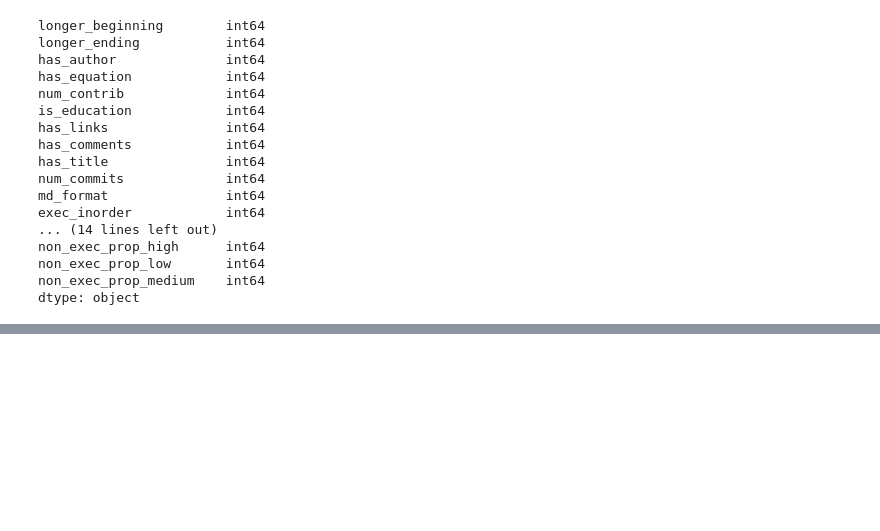
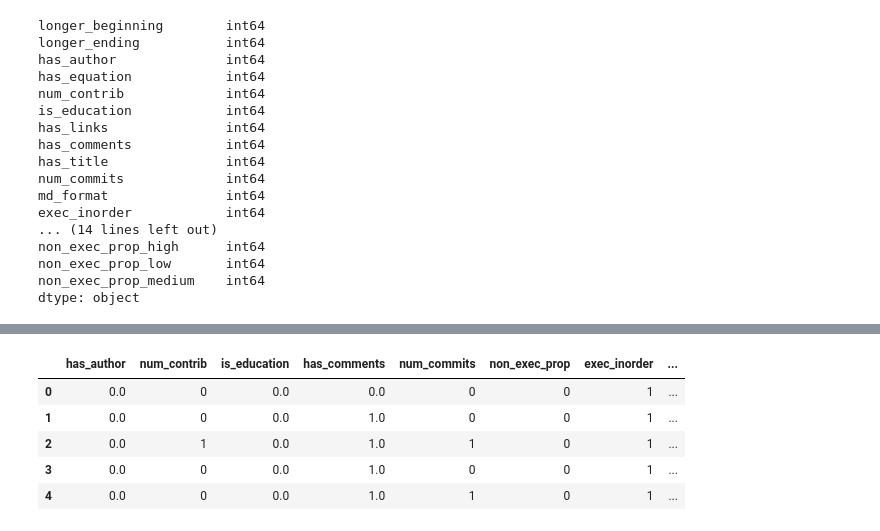
Before and after one commit to Isabel-Gan/quantifying-notebook-features, a Jupyter notebook: output/complete-runs/analysis/cat-factor-analysis.ipynb, the cells around one changed output, grey strips where cells are left out. Saved outputs shown, nothing was run; the diff lists cells and outputs as text; code cells hidden in the pictures; blank space fills up the shorter version.

Commit message:
one hot encode no markdown cell group

```diff
--- a/output/complete-runs/analysis/cat-factor-analysis.ipynb
+++ b/output/complete-runs/analysis/cat-factor-analysis.ipynb
@@ -396,0 +466,16 @@ dtype: object
+# %%
+# turn t/f vars into 1/0
+for tf_var in no_md_tf_vars:
+    no_md_one_hot[tf_var] = no_md_one_hot[tf_var].replace(True, 1)
+    no_md_one_hot[tf_var] = no_md_one_hot[tf_var].replace(False, 0)
+# %%
+# turn lower/higher vars into 1/0
+for lh_var in no_md_lh_vars:
+    no_md_one_hot[lh_var] = no_md_one_hot[lh_var].replace('higher', 1)
+    no_md_one_hot[lh_var] = no_md_one_hot[lh_var].replace('lower', 0)
+# %%
+# create dataframe that will hold dummy vars
+no_md_one_hot_cols = pd.get_dummies(no_md_one_hot[no_md_lmh_vars])
+
+# initial look at the dummy variables
+no_md_one_hot_cols.head()
@@ -396,0 +489,16 @@ dtype: object
+# %%
+# delete the original columns from the one-hot dataframe
+no_md_one_hot = no_md_one_hot.drop(no_md_lmh_vars, axis = 1)
+
+# join the one hot dataframe w the dummy vars
+no_md_one_hot = pd.concat([no_md_one_hot, no_md_one_hot_cols], axis = 1)
+# %%
+# initial look at the one-hot encoded data
+no_md_one_hot.head()
+# %% [output]
+|  | has_author | num_contrib | is_education | has_comments | num_commits | non_exec_prop | exec_inorder | ... |
+| 0 | 0.0 | 0 | 0.0 | 0.0 | 0 | 0 | 1 | ... |
+| 1 | 0.0 | 0 | 0.0 | 1.0 | 0 | 0 | 1 | ... |
+| 2 | 0.0 | 1 | 0.0 | 1.0 | 1 | 0 | 1 | ... |
+| 3 | 0.0 | 0 | 0.0 | 1.0 | 0 | 0 | 1 | ... |
+| 4 | 0.0 | 0 | 0.0 | 1.0 | 1 | 0 | 1 | ... |
```
Also changed, not shown: parts of 12 cells of this notebook.
